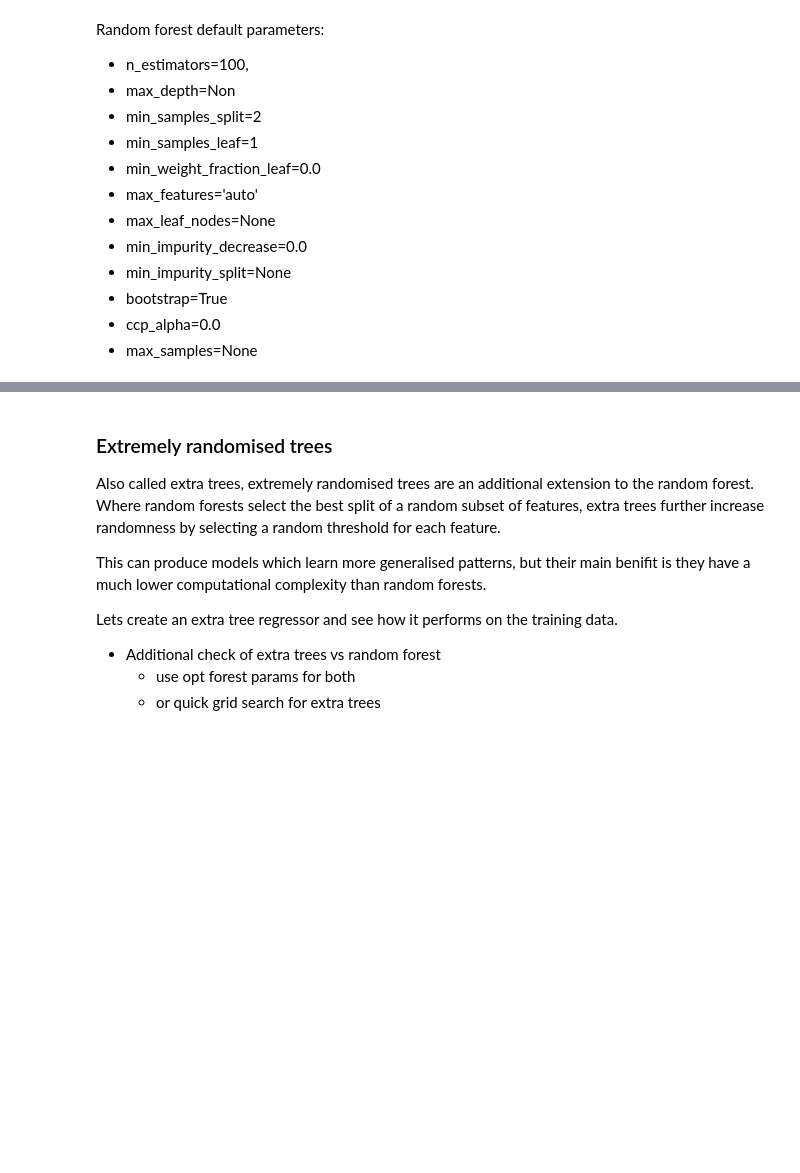
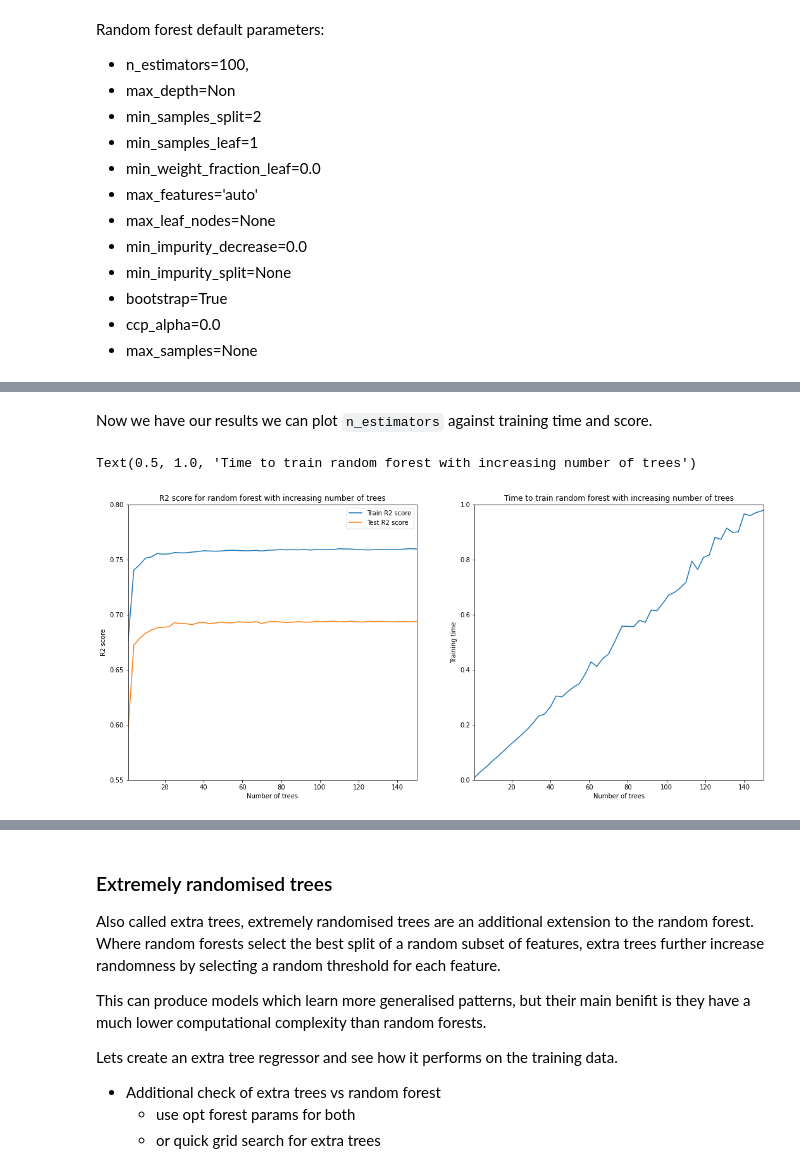
Before and after one commit to kaihulme/ml-analysis, a Jupyter notebook: notebooks/04_ensembles.ipynb, the cells around one changed output, grey strips where cells are left out. Cells and saved outputs as stored; diff of their text form; code cells hidden in the pictures; blank space fills up the shorter version.

```diff
--- a/notebooks/04_ensembles.ipynb
+++ b/notebooks/04_ensembles.ipynb
@@ -187,7 +198,7 @@ forest_grid = {'n_estimators': n_estimators,
 
 forest_reg = RandomForestRegressor()
 
-forest_randomcv = RandomizedSearchCV(forest_reg, forest_grid, n_iter=50, cv=2)
+forest_randomcv = RandomizedSearchCV(forest_reg, forest_grid, n_iter=100, cv=2)
 # %%
 forest_randomcv.fit(X_train, np.ravel(y_train))
 # %% [output]
@@ -219,0 +227,2 @@ As discussed above limiting the
+# %%
+forest_randomcv = joblib.load('forest_randomcv2.pkl')
@@ -219,0 +245,2 @@ As discussed above limiting the
+# %%
+best_forest = forest_randomcv.best_estimator_
@@ -228,0 +272,8 @@ As discussed above limiting the
+# %%
+n_forest_grid = {'n_estimators': [int(x) for x in np.linspace(1, 150, 50)]}
+
+n_forest_gridsearch = GridSearchCV(best_forest,
+                                   param_grid=n_forest_grid,
+                                   cv=2, return_train_score=True)
+
+n_forest_gridsearch.fit(X_train, np.ravel(y_train))
@@ -228,0 +291,27 @@ As discussed above limiting the
+# %% [markdown]
+Now we have our results we can plot `n_estimators` against training time and score.
+# %%
+df = pd.DataFrame()
+df['Number of trees'] = n_forest_gridsearch.cv_results_['param_n_estimators']
+df['Training time'] = n_forest_gridsearch.cv_results_['mean_fit_time']
+df['Train R2 score'] = n_forest_gridsearch.cv_results_['mean_train_score']
+df['Test R2 score'] = n_forest_gridsearch.cv_results_['mean_test_score']
+
+fig1_df = df[['Number of trees', 'Train R2 score', 'Test R2 score']]
+fig1_df = pd.melt(fig1_df, ['Number of trees'], var_name="",
+                  value_name="R2 score")
+
+fig, ax = plt.subplots(figsize=(18, 8))
+
+plt.subplot(121)
+fig1 = sns.lineplot(data=fig1_df, x='Number of trees', y='R2 score', hue='')
+fig1.set(xlim=[1, 150], ylim=[0.55, 0.8])
+fig1.set_title("R2 score for random forest with increasing number of trees")
+
+plt.subplot(122)
+fig2 = sns.lineplot(data=df, x="Number of trees", y="Training time")
+fig2.set(xlim=[1, 150], ylim=[0, 1])
+fig2.set_title("Time to train random forest with increasing number of trees")
+# %% [output]
+Text(0.5, 1.0, 'Time to train random forest with increasing number of trees')
+[figure, added]
```
Also changed, not shown: parts of 66 cells of this notebook, 8 other files.
